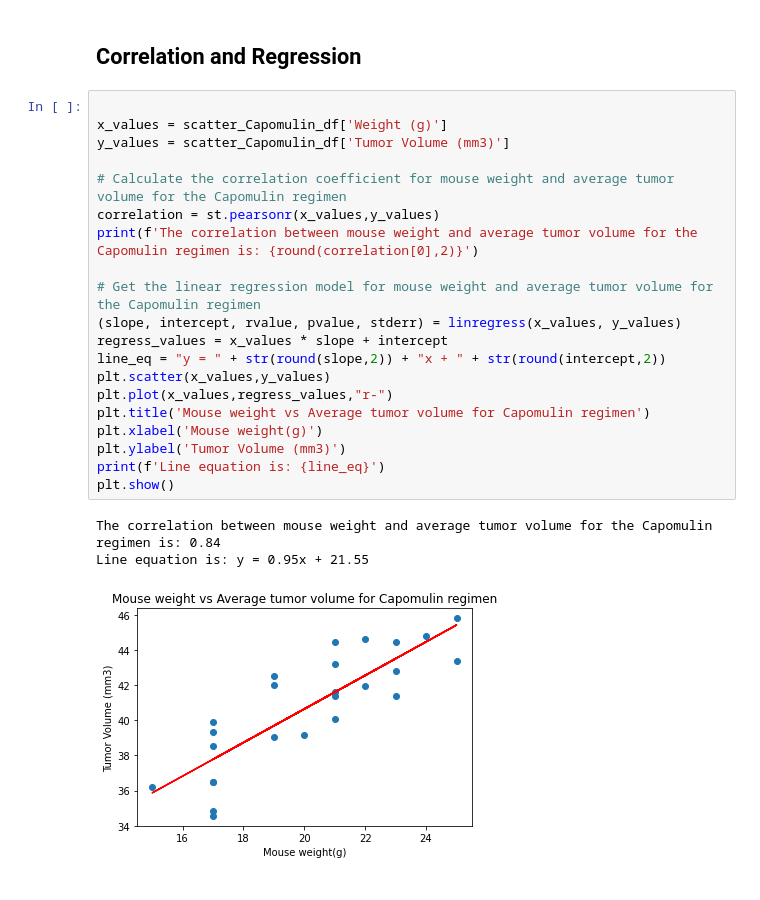
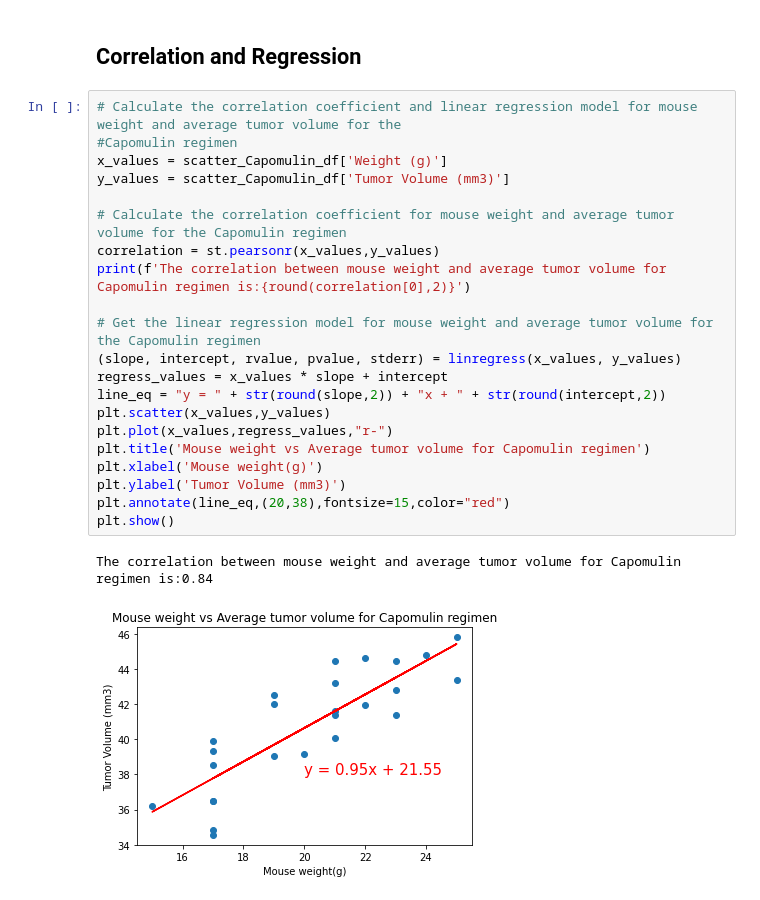
Before and after one commit to SwobabikaJena/matplotlib-challenge, a Jupyter notebook: Pymaceuticals/Pymaceuticals_solved.ipynb, the cells around one changed output. Cells and saved outputs as stored; diff of their text form.

```diff
--- a/Pymaceuticals/Pymaceuticals_solved.ipynb
+++ b/Pymaceuticals/Pymaceuticals_solved.ipynb
@@ -284,26 +290,26 @@ plt.show()
 # %% [markdown]
 ## Correlation and Regression
 # %%
-
+# Calculate the correlation coefficient and linear regression model for mouse weight and average tumor volume for the
+#Capomulin regimen
 x_values = scatter_Capomulin_df['Weight (g)']
 y_values = scatter_Capomulin_df['Tumor Volume (mm3)']
 
 # Calculate the correlation coefficient for mouse weight and average tumor volume for the Capomulin regimen
 correlation = st.pearsonr(x_values,y_values)
-print(f'The correlation between mouse weight and average tumor volume for the Capomulin regimen is: {round(correlation[0],2)}')
+print(f'The correlation between mouse weight and average tumor volume for Capomulin regimen is:{round(correlation[0],2)}')
 
 # Get the linear regression model for mouse weight and average tumor volume for the Capomulin regimen
 (slope, intercept, rvalue, pvalue, stderr) = linregress(x_values, y_values)
 regress_values = x_values * slope + intercept
 line_eq = "y = " + str(round(slope,2)) + "x + " + str(round(intercept,2))
 plt.scatter(x_values,y_values)
 plt.plot(x_values,regress_values,"r-")
 plt.title('Mouse weight vs Average tumor volume for Capomulin regimen')
 plt.xlabel('Mouse weight(g)')
 plt.ylabel('Tumor Volume (mm3)')
-print(f'Line equation is: {line_eq}')
+plt.annotate(line_eq,(20,38),fontsize=15,color="red")
 plt.show()
 # %% [output]
-The correlation between mouse weight and average tumor volume for the Capomulin regimen is: 0.84
-Line equation is: y = 0.95x + 21.55
+The correlation between mouse weight and average tumor volume for Capomulin regimen is:0.84
-[figure, old version]
+[figure, new version]
```
Also changed, not shown: parts of 8 cells of this notebook.
